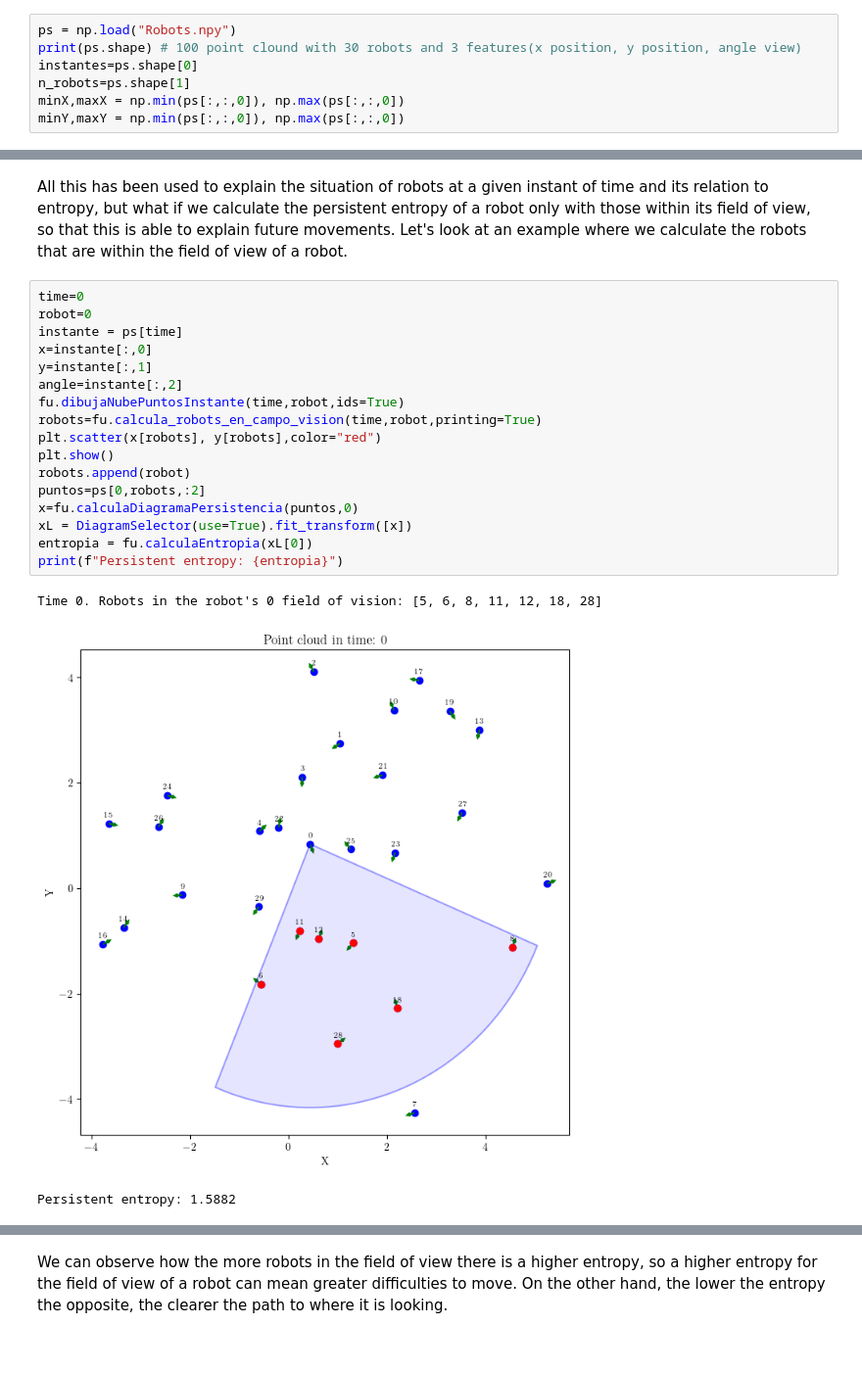
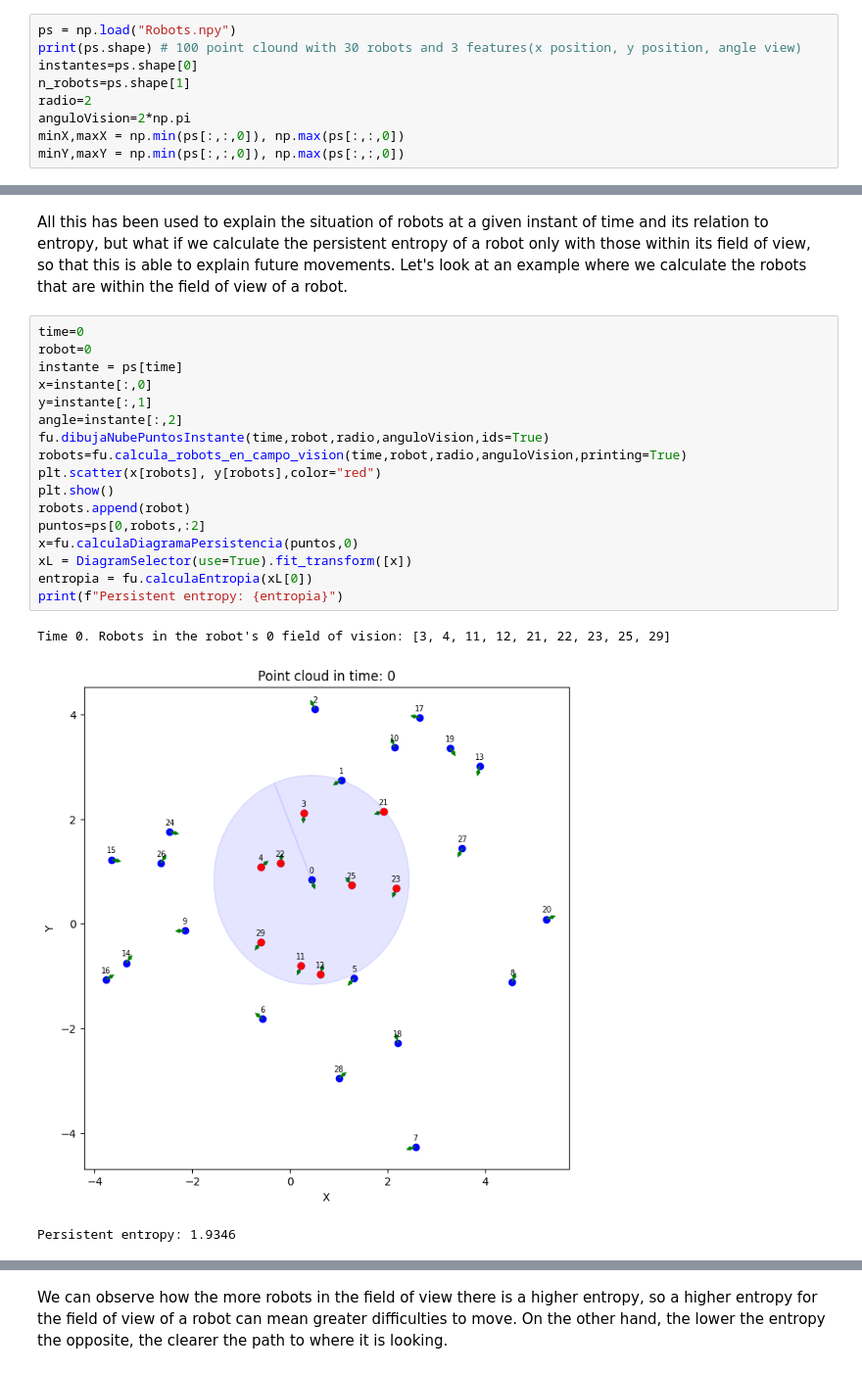
Before and after one commit to victosdur77/Task6.3.2, a Jupyter notebook: PersistentEntropy.ipynb, the cells around one changed output, grey strips where cells are left out. Shown at 98% size. Saved outputs shown, nothing was run; the diff lists cells and outputs as text.

```diff
--- a/PersistentEntropy.ipynb
+++ b/PersistentEntropy.ipynb
@@ -25,6 +25,8 @@ ps = np.load("Robots.npy")
 print(ps.shape) # 100 point clound with 30 robots and 3 features(x position, y position, angle view)
 instantes=ps.shape[0]
 n_robots=ps.shape[1]
+radio=2
+anguloVision=2*np.pi
 minX,maxX = np.min(ps[:,:,0]), np.max(ps[:,:,0])
 minY,maxY = np.min(ps[:,:,0]), np.max(ps[:,:,0])
 # %% [output]
@@ -256,24 +238,24 @@ All this has been used to explain the situation of robots at a given instant of
 # %%
 time=0
 robot=0
 instante = ps[time]
 x=instante[:,0]
 y=instante[:,1]
 angle=instante[:,2]
-fu.dibujaNubePuntosInstante(time,robot,ids=True)
-robots=fu.calcula_robots_en_campo_vision(time,robot,printing=True)
+fu.dibujaNubePuntosInstante(time,robot,radio,anguloVision,ids=True)
+robots=fu.calcula_robots_en_campo_vision(time,robot,radio,anguloVision,printing=True)
 plt.scatter(x[robots], y[robots],color="red")
 plt.show()
 robots.append(robot)
 puntos=ps[0,robots,:2]
 x=fu.calculaDiagramaPersistencia(puntos,0)
 xL = DiagramSelector(use=True).fit_transform([x])
 entropia = fu.calculaEntropia(xL[0])
 print(f"Persistent entropy: {entropia}")
 # %% [output]
-Time 0. Robots in the robot's 0 field of vision: [5, 6, 8, 11, 12, 18, 28]
+Time 0. Robots in the robot's 0 field of vision: [3, 4, 11, 12, 21, 22, 23, 25, 29]
-[figure, old version]
+[figure, new version]
-Persistent entropy: 1.5882
+Persistent entropy: 1.9346
 # %%
 time=0
 robot=8
```
Also changed, not shown: parts of 7 cells of this notebook, 3 other files.
